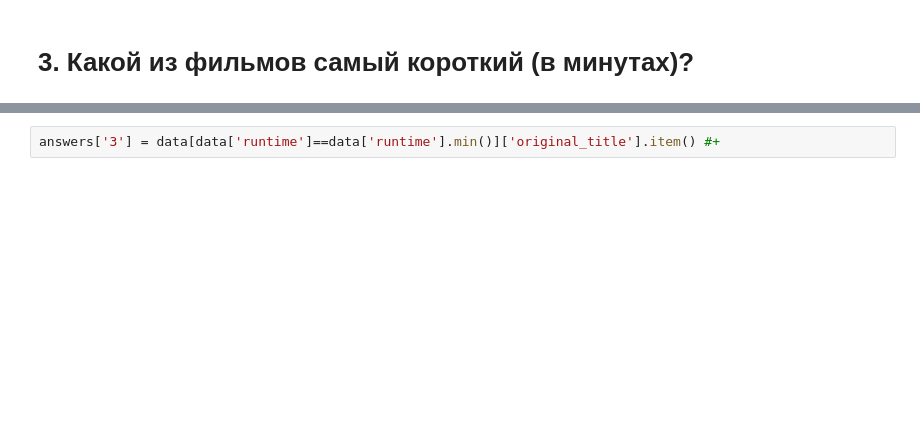
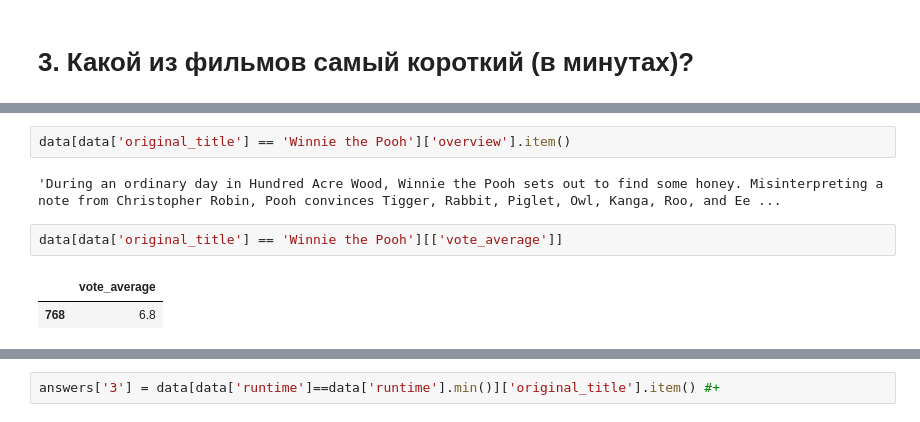
Before and after one commit to Xbera25/SkllFactory-repository, a Jupyter notebook: Module1/Movies_IMBD_v4.1.ipynb, the cells around one changed output, grey strips where cells are left out. Cells and saved outputs as stored; diff of their text form; blank space fills up the shorter version.

```diff
--- a/Module1/Movies_IMBD_v4.1.ipynb
+++ b/Module1/Movies_IMBD_v4.1.ipynb
@@ -83,0 +120,9 @@ data[['imdb_id','original_title','runtime']].nlargest(5, 'runtime').style.highli
+# %%
+data[data['original_title'] == 'Winnie the Pooh']['overview'].item()
+# %% [output]
+'During an ordinary day in Hundred Acre Wood, Winnie the Pooh sets out to find some honey. Misinterpreting a note from Christopher Robin, Pooh convinces Tigger, Rabbit, Piglet, Owl, Kanga, Roo, and Ee ...
+# %%
+data[data['original_title'] == 'Winnie the Pooh'][['vote_average']]
+# %% [output]
+|  | vote_average |
+| 768 | 6.8 |
```
Also changed, not shown: parts of 101 cells of this notebook.
